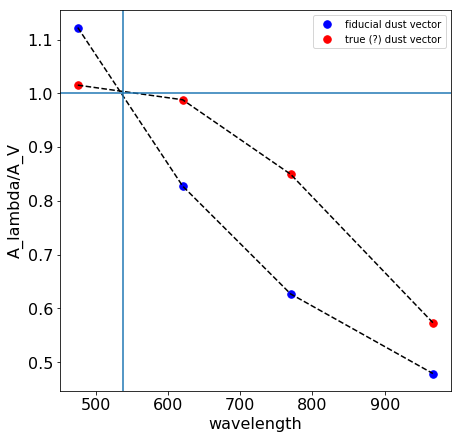
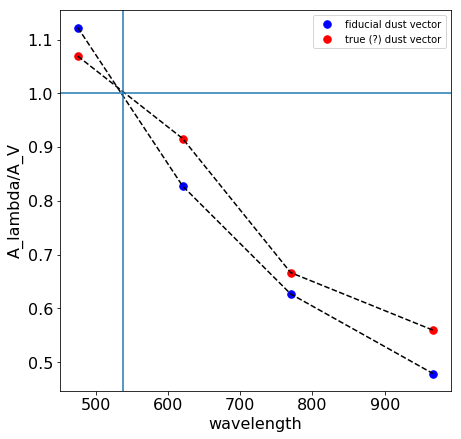
Unified diff of the notebook cell whose output changed from the first chart to the second:
--- before
+++ after
@@ -1,6 +1,4 @@
-from numpy.linalg import norm
 
 basis=get_ONbasis(vdust)
-fid=basis[0]#/norm(basis[0])
 
 ## Coefficients obtained by eval_chi2.py on the kfid/k1/k2/k3 obtained by running dust_measurement.py
@@ -8,6 +6,6 @@
 #new=basis[0]+0.458*basis[1]-0.076*basis[3]
 #new=basis[0]+0.665*basis[1]-0.22*basis[2]-0.23*basis[3]
-new=basis[0]-0.542*basis[1]-0.069*basis[2]+0.192*basis[3]
-new_norm=new/1.126
+new=basis[0]-0.302*basis[1]-0.052*basis[2]-0.14*basis[3]
+new_norm=new/1.23
 
 
@@ -34,3 +32,3 @@
 ax.legend()
 
-#fig.savefig('dust_vectors_fidVsTrue_Norm.png')
+fig.savefig('dust_vectors_fidVsTrue_Norm-galex.png')

Commit: update